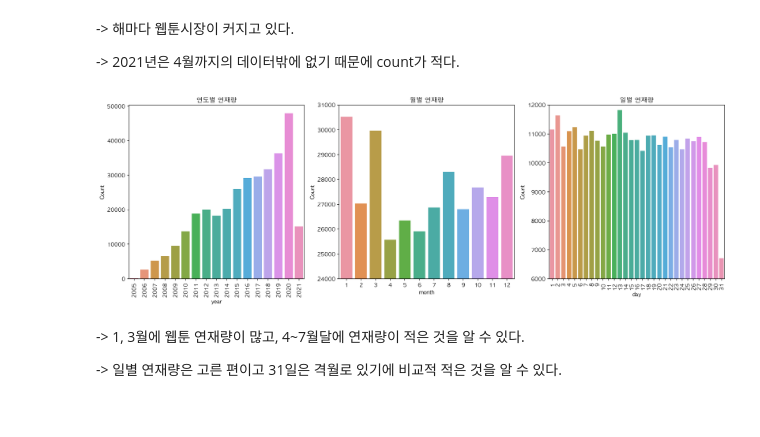
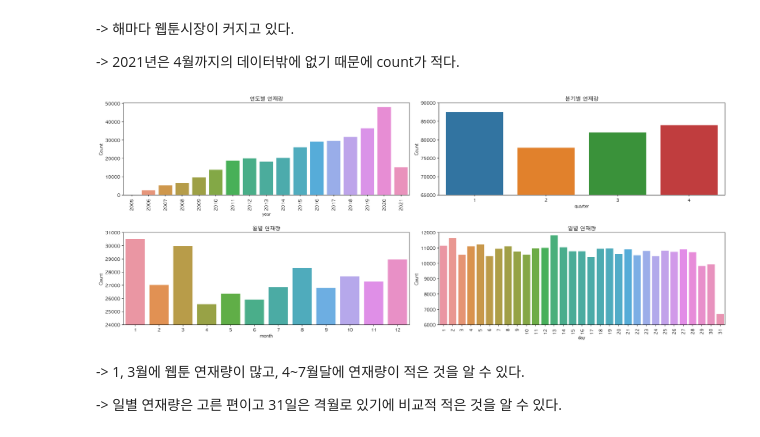
Before and after one commit to aeea-0605/first_project, a Jupyter notebook: NaverWebtoon_EDA/EDA.ipynb, the cells around one changed output. Saved outputs shown, nothing was run; the diff lists cells and outputs as text; code cells hidden in the pictures.

```diff
--- a/NaverWebtoon_EDA/EDA.ipynb
+++ b/NaverWebtoon_EDA/EDA.ipynb
@@ -529,20 +529,3 @@ plt.show()
 -> 대체로 요일별로 눈에 띄는 차이는 없이 고루 분포되어 있다.
 
 -> 판타지는 일요일에 많이 분포되어 있다.
-# %%
-result = weekly_df.groupby('genre1').agg('mean').round(2)[['star', 'img', 'person']].reset_index()
-result.sort_values('star', inplace=True)
-result.reset_index(drop=True, inplace=True)
-
-
-fig, ax1 = plt.subplots()
-
-ax1.plot(result['star'])
-ax1.set_ylabel('star')
-
-ax2 = ax1.twinx()
-ax2.plot(result['img'])
-ax2.set_ylabel('img')
-
-plt.xticks([0, 1, 2])
-plt.grid(False)
@@ -756,24 +727,28 @@ plt.title('연도별 연재 웹툰 수', fontsize=20);
 -> 2021년은 4월까지의 데이터밖에 없기 때문에 count가 적다.
 # %%
 result_year = yearly_df.groupby('year').size().reset_index(name='count')
+result_quarter = yearly_df.groupby('quarter').size().reset_index(name='count')
 result_mon = yearly_df.groupby('month').size().reset_index(name='count')
 result_day = yearly_df.groupby('day').size().reset_index(name='count')
 
-fig, (ax1, ax2, ax3) = plt.subplots(nrows=1, ncols=3, figsize=(20, 6))
+fig, ((ax1, ax2), (ax3, ax4)) = plt.subplots(nrows=2, ncols=2, figsize=(20, 8))
 
 sns.barplot(data=result_year, x='year', y='count', ax=ax1)
-sns.barplot(data=result_mon, x='month', y='count', ax=ax2)
-sns.barplot(data=result_day, x='day', y='count', ax=ax3)
+sns.barplot(data=result_quarter, x='quarter', y='count', ax=ax2)
+sns.barplot(data=result_mon, x='month', y='count', ax=ax3)
+sns.barplot(data=result_day, x='day', y='count', ax=ax4)
 
 ax1.set(ylabel='Count', title='연도별 연재량')
 ax1.set_xticklabels(ax1.get_xticklabels(), rotation=90)
-ax2.set(ylabel='Count', title='월별 연재량', ylim=(24000, 31000))
-ax3.set(ylabel='Count', title='일별 연재량', ylim=(6000, 12000))
-ax3.set_xticklabels(ax3.get_xticklabels(), rotation=90)
+ax2.set(ylabel='Count', title='분기별 연재량', ylim=(65000, 90000))
+ax3.set(ylabel='Count', title='월별 연재량', ylim=(24000, 31000))
+ax4.set(ylabel='Count', title='일별 연재량', ylim=(6000, 12000))
+ax4.set_xticklabels(ax4.get_xticklabels(), rotation=90)
 
+plt.tight_layout(h_pad=2)
 plt.show()
 # %% [output]
-[figure, old version]
+[figure, new version]
 # %% [markdown]
 -> 1, 3월에 웹툰 연재량이 많고, 4~7월달에 연재량이 적은 것을 알 수 있다.
 
```
Also changed, not shown: parts of 59 cells of this notebook.
